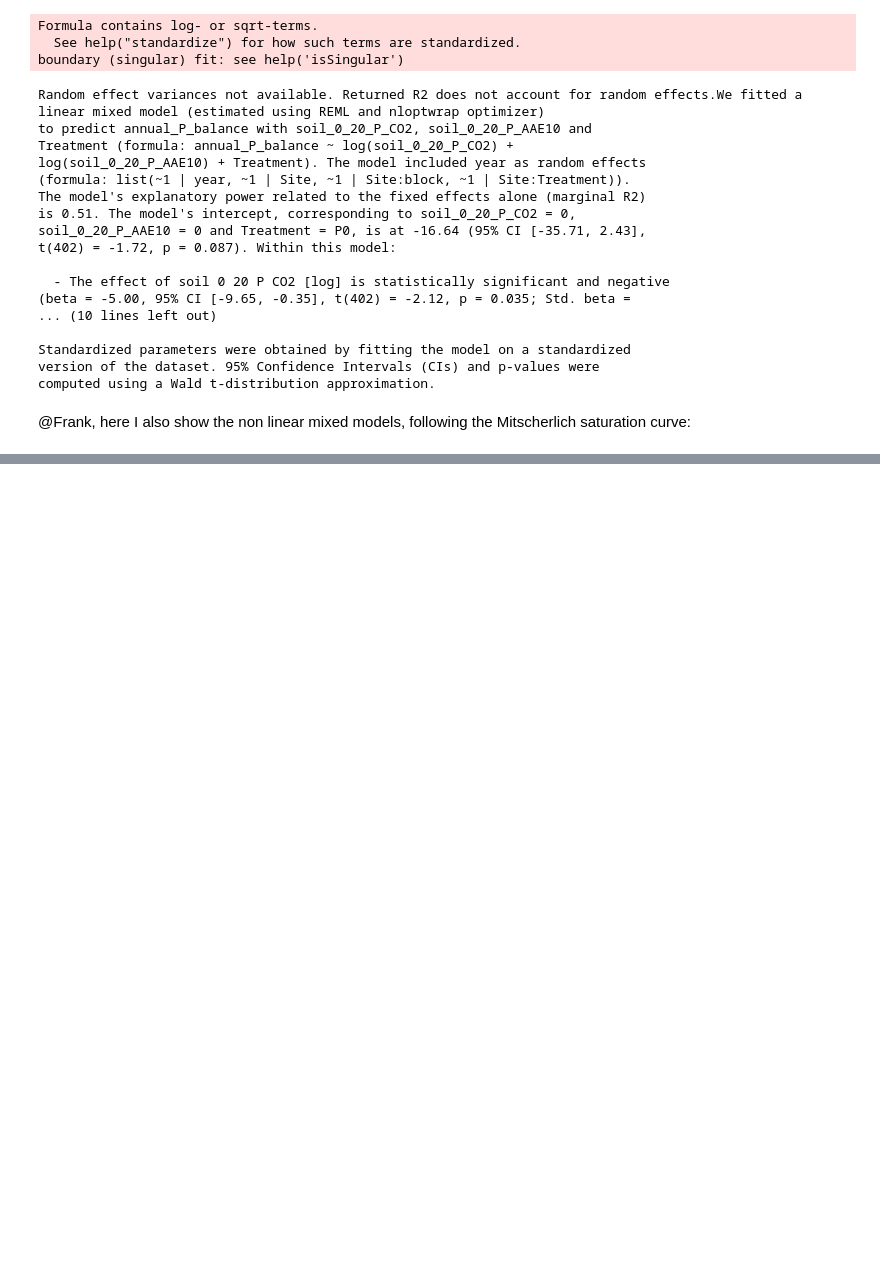
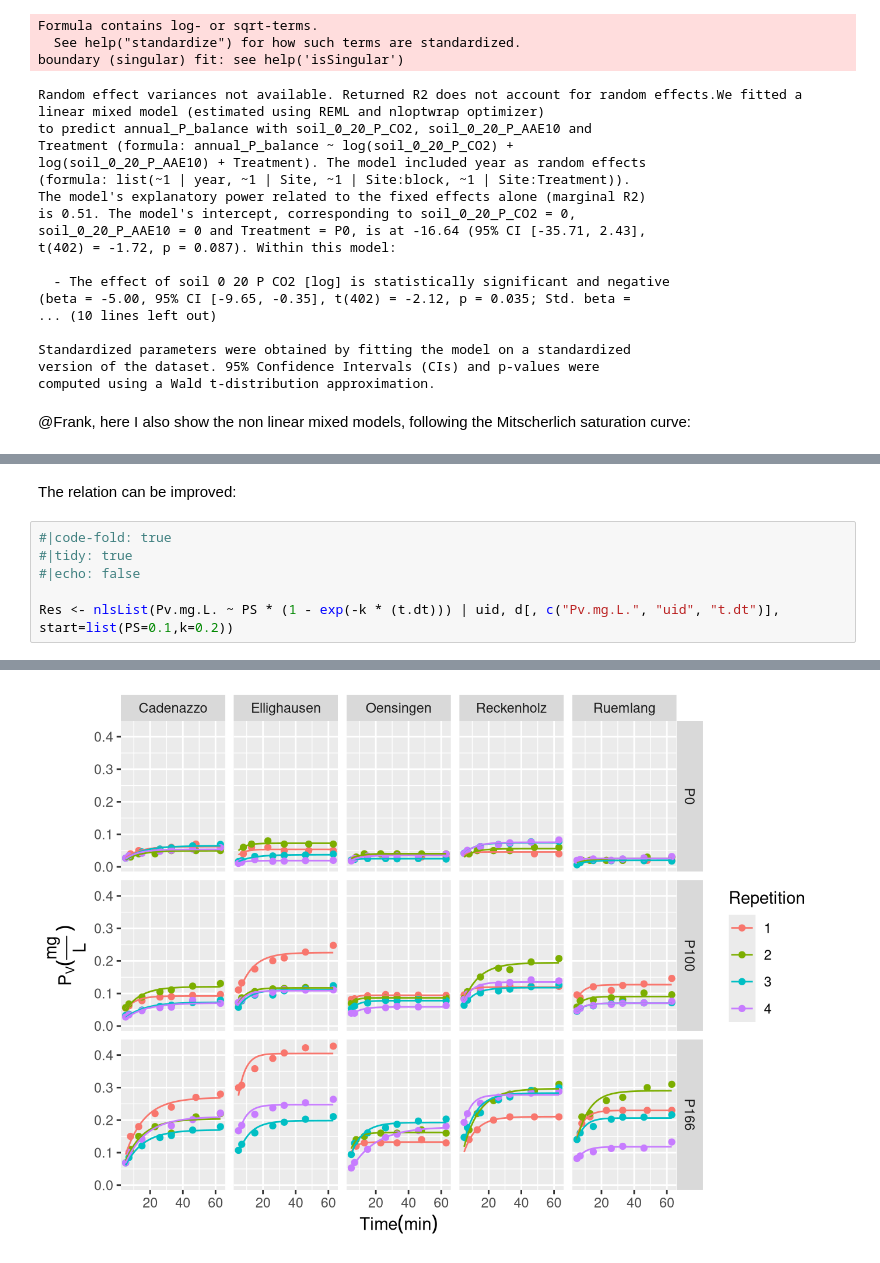
Before and after one commit to Andrapodon/Master-Thesis-P-kinetics, a Jupyter notebook: writing/15-intro.embed.ipynb, the cells around one changed output, grey strips where cells are left out. Saved outputs shown, nothing was run; the diff lists cells and outputs as text; blank space fills up the shorter version.

```diff
--- a/writing/15-intro.embed.ipynb
+++ b/writing/15-intro.embed.ipynb
@@ -207,0 +425,9 @@ With the covariate and random effect used as by Juliane Hirte we obtain \$R^2=\$
+# %% [markdown]
+The relation can be improved:
+# %%
+#|code-fold: true
+#|tidy: true
+#|echo: false
+
+Res <- nlsList(Pv.mg.L. ~ PS * (1 - exp(-k * (t.dt))) | uid, d[, c("Pv.mg.L.", "uid", "t.dt")],  start=list(PS=0.1,k=0.2))
+# %% [output]
@@ -207,0 +437 @@ With the covariate and random effect used as by Juliane Hirte we obtain \$R^2=\$
+[figure, added]
```
Also changed, not shown: parts of 17 cells of this notebook, 22 other files.
